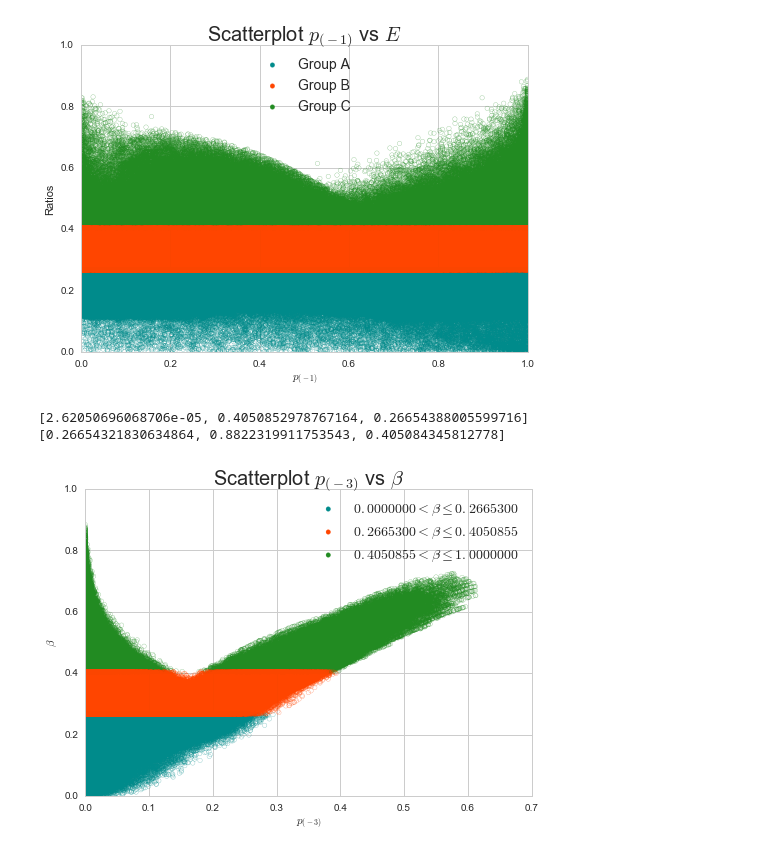
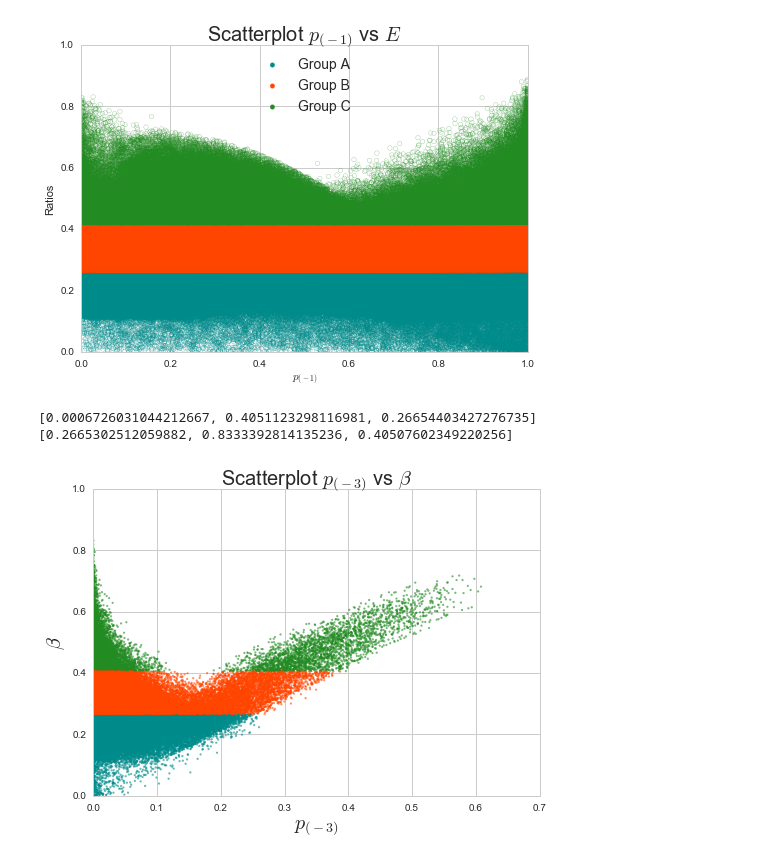
Before and after one commit to geraintpalmer/DetectingDeadlockInQingNetworkSimulation, a Jupyter notebook: scatterplot_probs_ratio.ipynb, the cells around one changed output. Drawn from its saved outputs; the diff is of its cells as text; code cells hidden in the pictures.

```diff
--- a/scatterplot_probs_ratio.ipynb
+++ b/scatterplot_probs_ratio.ipynb
@@ -18,4 +22,4 @@ for row in rdr:
 # %%
-sample_data = random.sample(bound_data, 1000000)
+sample_data = random.sample(bound_data, 50000)
 # %%
 groups = [0, 1, 2]
@@ -58,38 +62,38 @@ plt.show()
 print [min(row) for row in ratios]
 print [max(row) for row in ratios]
 # %% [output]
-[2.62050696068706e-05, 0.4050852978767164, 0.26654388005599716]
-[0.26654321830634864, 0.8822319911753543, 0.405084345812778]
+[0.0006726031044212667, 0.4051123298116981, 0.26654403427276735]
+[0.2665302512059882, 0.8333392814135236, 0.40507602349220256]
 # %%
 colours = ['darkcyan', 'forestgreen', 'orangered']
 labels = [r"$0.0000000 < \beta \leq 0.2665300$",r"$0.4050855 < \beta \leq 1.0000000$", r"$0.2665300 < \beta \leq 0.4050855$"]
 # %%
 fig, ax = plt.subplots()
 for i in range(3):
-    plt.scatter(p3s[i], ratios[i], marker='o', facecolors='none', alpha=0.6, edgecolors=colours[i])
-for i in [0, 2, 1]:
-    plt.scatter([], [], color=colours[i], label=labels[i])
-plt.xlabel(r"$p_{(-3)}$")
-plt.ylabel(r"$\beta$")
+    plt.scatter(p3s[i], ratios[i], marker='.', facecolors=colours[i], edgecolors='none', alpha=0.6)
+# for i in [0, 2, 1]:
+#     plt.scatter([], [], color=colours[i], label=labels[i])
+plt.xlabel(r"$p_{(-3)}$", fontsize=20)
+plt.ylabel(r"$\beta$", fontsize=20)
 ax.set_title('Scatterplot ' + r"$p_{(-3)}$" + ' vs ' + r"$\beta$", fontsize=20)
 ax.set_ylim([0,1])
 ax.set_xlim([0,0.7])
-plt.legend(fontsize=14, loc='best')
+# plt.legend(fontsize=14, loc='best')
 plt.show()
-# fig.savefig('scatter-3.pdf')
+fig.savefig('scatter-3.pdf')
 
 # fig, ax = plt.subplots()
 # for i in range(3):
 #     plt.scatter(p1s[i], ratios[i], marker='o', facecolors='none', alpha=0.6, edgecolors=colours[i])
 # for i in [0, 2, 1]:
 #     plt.scatter([], [], color=colours[i], label=labels[i])
 # plt.xlabel(r"$p_{(-1)}$")
 # plt.ylabel(r"$\beta$")
 # ax.set_title('Scatterplot ' + r"$p_{(-1)}$" + ' vs ' + r"$\beta$", fontsize=20)
 # ax.set_ylim([0,1])
 # ax.set_xlim([0,1])
 # plt.legend(fontsize=14, loc='upper center')
 # plt.show()
 # fig.savefig('scatter-1.pdf')
 # %% [output]
-[figure, old version]
+[figure, new version]
```
Also changed, not shown: parts of 2 cells of this notebook, 7 other files.
